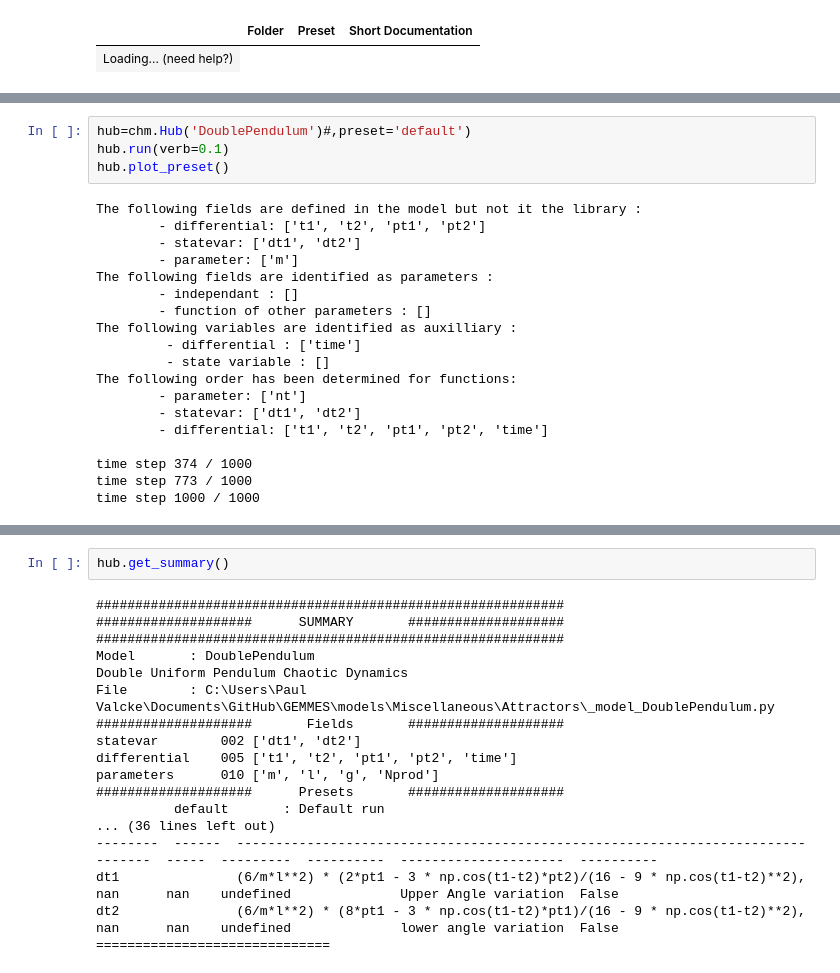
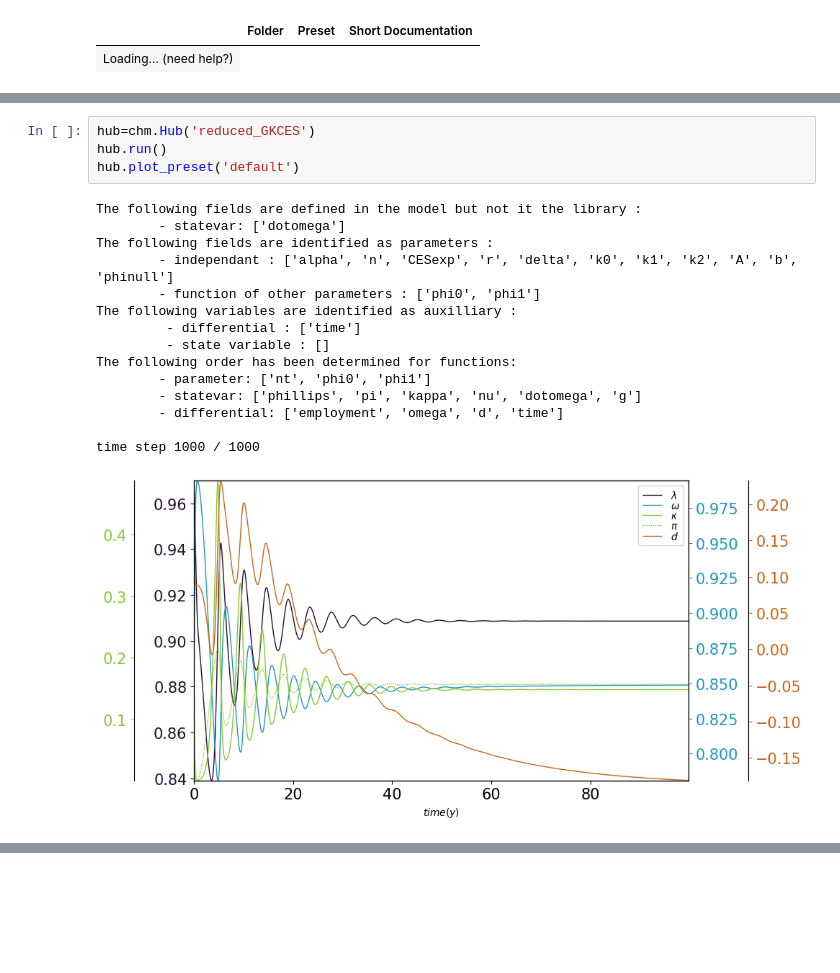
Before and after one commit to DaluS/CHIMES, a Jupyter notebook: doc/PaulFiles/SandBox.ipynb, the cells around one changed output, grey strips where cells are left out. Cells and saved outputs as stored; diff of their text form; blank space fills up the shorter version.

```diff
--- a/doc/PaulFiles/SandBox.ipynb
+++ b/doc/PaulFiles/SandBox.ipynb
@@ -125,23 +265,20 @@ IMPORT MIGHT HAVE ISSUES
 # %%
-hub=chm.Hub('DoublePendulum')#,preset='default')
-hub.run(verb=0.1)
-hub.plot_preset()
+hub=chm.Hub('reduced_GKCES')
+hub.run()
+hub.plot_preset('default')
 # %% [output]
 The following fields are defined in the model but not it the library :
-        - differential: ['t1', 't2', 'pt1', 'pt2']
-        - statevar: ['dt1', 'dt2']
-        - parameter: ['m']
+        - statevar: ['dotomega']
 The following fields are identified as parameters :
-        - independant : []
-        - function of other parameters : []
+        - independant : ['alpha', 'n', 'CESexp', 'r', 'delta', 'k0', 'k1', 'k2', 'A', 'b', 'phinull']
+        - function of other parameters : ['phi0', 'phi1']
 The following variables are identified as auxilliary :
          - differential : ['time']
          - state variable : []
 The following order has been determined for functions:
-        - parameter: ['nt']
-        - statevar: ['dt1', 'dt2']
-        - differential: ['t1', 't2', 'pt1', 'pt2', 'time']
+        - parameter: ['nt', 'phi0', 'phi1']
+        - statevar: ['phillips', 'pi', 'kappa', 'nu', 'dotomega', 'g']
+        - differential: ['employment', 'omega', 'd', 'time']
 
-time step 374 / 1000
-time step 773 / 1000
 time step 1000 / 1000
+[figure, added]
@@ -148,20 +286,0 @@ time step 1000 / 1000
-# %%
-hub.get_summary()
-# %% [output]
-############################################################
-####################      SUMMARY       ####################
-############################################################
-Model       : DoublePendulum
-Double Uniform Pendulum Chaotic Dynamics
-File        : C:\Users\Paul Valcke\Documents\GitHub\GEMMES\models\Miscellaneous\Attractors\_model_DoublePendulum.py
-####################       Fields       ####################
-statevar        002 ['dt1', 'dt2']
-differential    005 ['t1', 't2', 'pt1', 'pt2', 'time']
-parameters      010 ['m', 'l', 'g', 'Nprod']
-####################      Presets       ####################
-          default       : Default run
-... (36 lines left out)
---------  ------  -------------------------------------------------------------------------  -------  -----  ---------  ----------  ---------------------  ----------
-dt1               (6/m*l**2) * (2*pt1 - 3 * np.cos(t1-t2)*pt2)/(16 - 9 * np.cos(t1-t2)**2),  nan      nan    undefined              Upper Angle variation  False
-dt2               (6/m*l**2) * (8*pt1 - 3 * np.cos(t1-t2)*pt1)/(16 - 9 * np.cos(t1-t2)**2),  nan      nan    undefined              lower angle variation  False
-==============================
```
Also changed, not shown: parts of 12 cells of this notebook, 14 other files.
